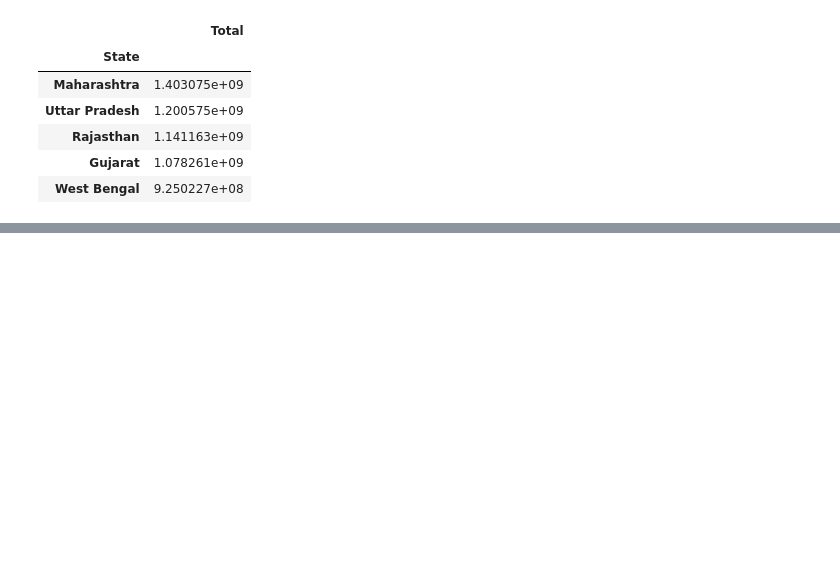
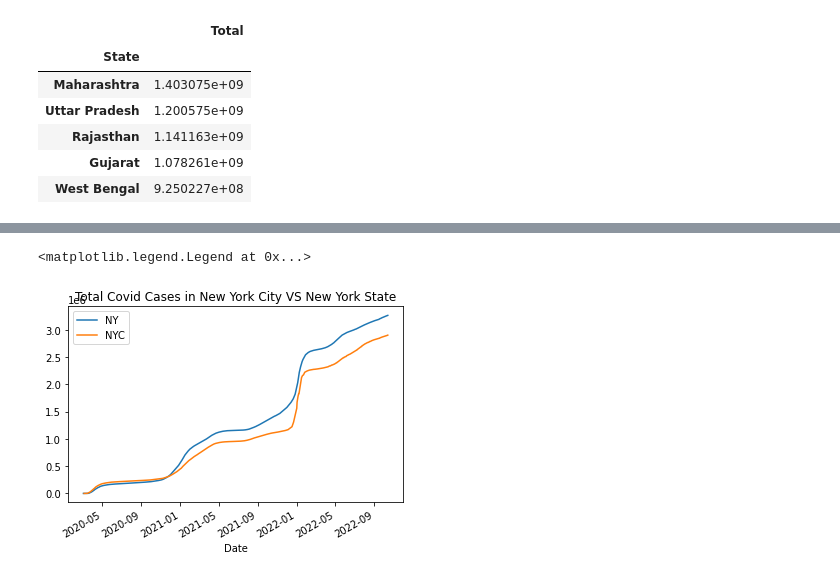
Before and after one commit to SuryARavichan/PYTHON-FOR-DATA-SCIENCE-BDA-, a Jupyter notebook: session10.ipynb, the cells around one changed output, grey strips where cells are left out. Drawn from its saved outputs; the diff is of its cells as text; code cells hidden in the pictures; blank space fills up the shorter version.

```diff
--- a/session10.ipynb
+++ b/session10.ipynb
@@ -132,0 +163,3 @@ See the caveats in the documentation: https://pandas.pydata.org/pandas-docs/stab
+# %%
+to_drop = ['conf_cases','prob_cases','pnew_case','conf_death','prob_death','pnew_death','created_at', 'consent_cases','consent_deaths',]
+df.drop(to_drop, inplace=True, axis=1)
@@ -132,0 +198,8 @@ See the caveats in the documentation: https://pandas.pydata.org/pandas-docs/stab
+# %%
+
+df = df.rename(columns={'submission_date': 'Date'})
+df['Date']=pd.to_datetime(df['Date'])
+df = df.sort_values(by=['Date'])
+df = df.rename(columns={'state':'State'})
+df = df.rename(columns={'tot_death':'Total_Deaths', 'new_death':'New_Deaths'})
+df = df.rename(columns={'tot_cases':'Total_Cases', 'new_case':'New_Cases'})
@@ -132,0 +222,3 @@ See the caveats in the documentation: https://pandas.pydata.org/pandas-docs/stab
+# %%
+dfTRI = df[(df["State"].str.contains('NY|NJ|CT', na=False))]
+dfTRI.head()
@@ -132,0 +232,3 @@ See the caveats in the documentation: https://pandas.pydata.org/pandas-docs/stab
+# %%
+dfTRI = dfTRI[dfTRI.Total_Cases > 0]
+dfTRI.head()
@@ -132,0 +242,9 @@ See the caveats in the documentation: https://pandas.pydata.org/pandas-docs/stab
+# %%
+dfNY = dfTRI[(dfTRI['State'].str.contains('NY', na=False))]
+ax = plt.gca()
+dfNY.groupby('State').plot(kind='line', x='Date', y='Total_Cases', ax=ax)
+plt.title("Total Covid Cases in New York City VS New York State")
+ax.legend(['NY','NYC'])
+# %% [output]
+<matplotlib.legend.Legend at 0x...>
+[figure, added]
```
Also changed, not shown: parts of 9 cells of this notebook.
